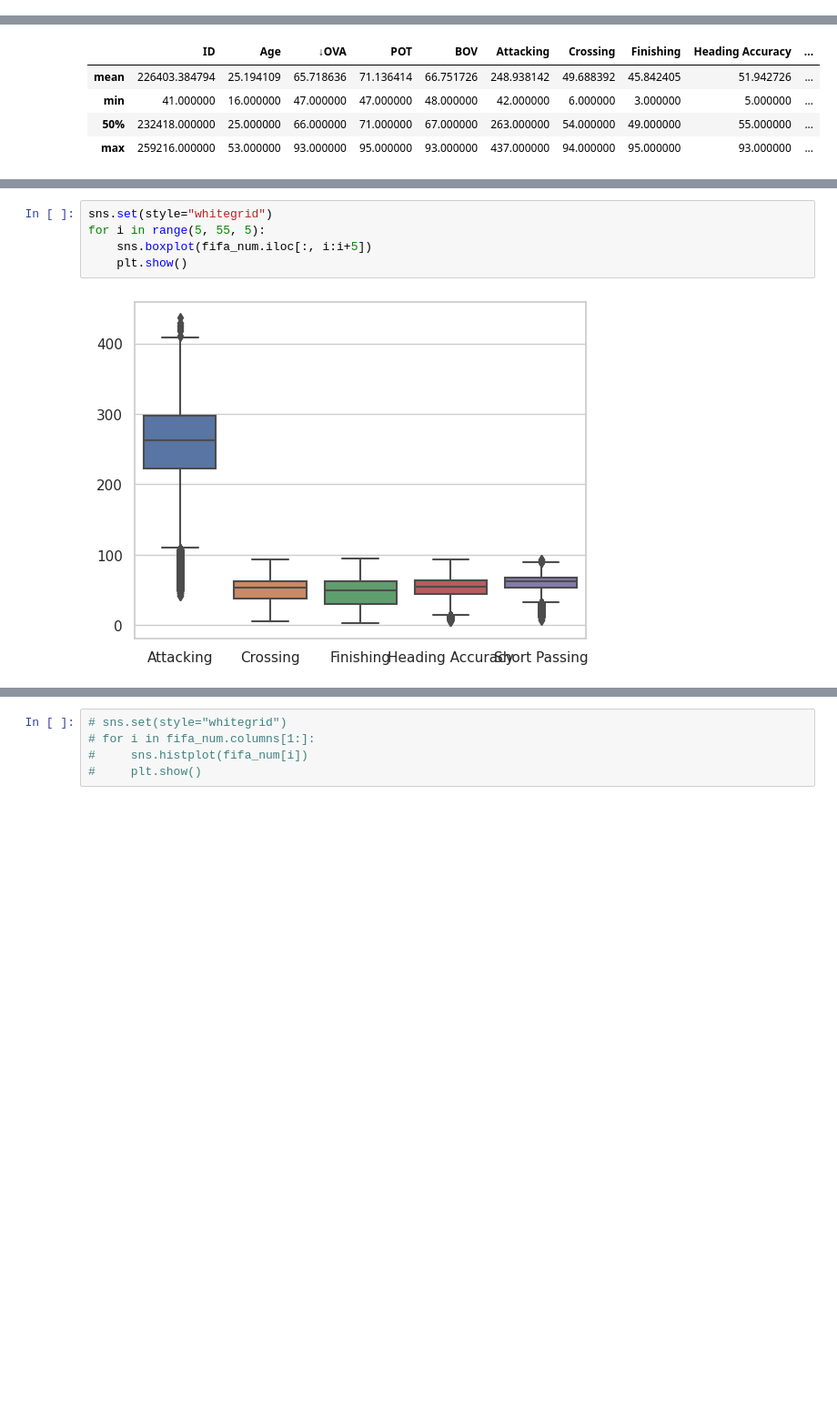
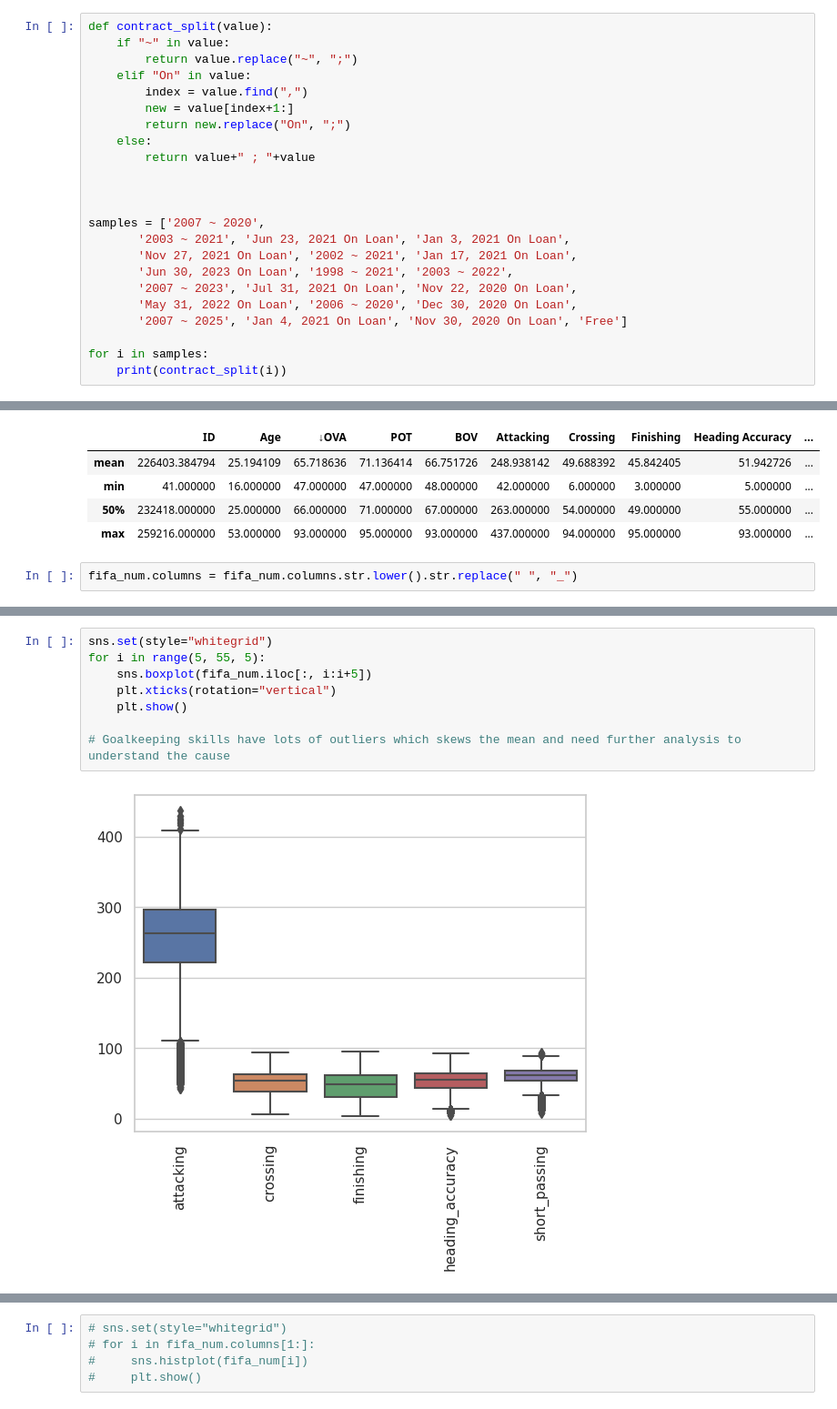
Before and after one commit to samillano-jk/Data_analysis_Projects_scripsts_notebooks, a Jupyter notebook: fifa-data-cleaning.ipynb, the cells around one changed output, grey strips where cells are left out. Shown at 91% size. Drawn from its saved outputs; the diff is of its cells as text; blank space fills up the shorter version.

Commit message:
Kaggle Notebook | Fifa_data_cleaning | Version 13

```diff
--- a/fifa-data-cleaning.ipynb
+++ b/fifa-data-cleaning.ipynb
@@ -120,0 +141,23 @@ Successfully installed pyspellchecker-0.8.1
+# %%
+def contract_split(value):
+    if "~" in value:
+        return value.replace("~", ";")
+    elif "On" in value:
+        index = value.find(",")
+        new = value[index+1:]
+        return new.replace("On", ";")
+    else:
+        return value+" ; "+value
+
+
+
+samples = ['2007 ~ 2020',
+       '2003 ~ 2021', 'Jun 23, 2021 On Loan', 'Jan 3, 2021 On Loan',
+       'Nov 27, 2021 On Loan', '2002 ~ 2021', 'Jan 17, 2021 On Loan',
+       'Jun 30, 2023 On Loan', '1998 ~ 2021', '2003 ~ 2022',
+       '2007 ~ 2023', 'Jul 31, 2021 On Loan', 'Nov 22, 2020 On Loan',
+       'May 31, 2022 On Loan', '2006 ~ 2020', 'Dec 30, 2020 On Loan',
+       '2007 ~ 2025', 'Jan 4, 2021 On Loan', 'Nov 30, 2020 On Loan', 'Free']
+
+for i in samples:
+    print(contract_split(i))
@@ -447,4 +507,6 @@ fifa_num.describe().iloc[[1, 3, 5, 7], :]
 | min | 41.000000 | 16.000000 | 47.000000 | 47.000000 | 48.000000 | 42.000000 | 6.000000 | 3.000000 | 5.000000 | ... |
 | 50% | 232418.000000 | 25.000000 | 66.000000 | 71.000000 | 67.000000 | 263.000000 | 54.000000 | 49.000000 | 55.000000 | ... |
 | max | 259216.000000 | 53.000000 | 93.000000 | 95.000000 | 93.000000 | 437.000000 | 94.000000 | 95.000000 | 93.000000 | ... |
+# %%
+fifa_num.columns = fifa_num.columns.str.lower().str.replace(" ", "_")
 # %%
@@ -457,7 +516,10 @@ print(len(fifa_num.columns))
 # %%
 sns.set(style="whitegrid")
 for i in range(5, 55, 5):
     sns.boxplot(fifa_num.iloc[:, i:i+5])
+    plt.xticks(rotation="vertical")
     plt.show()
+
+# Goalkeeping skills have lots of outliers which skews the mean and need further analysis to understand the cause
 # %% [output]
-[figure, old version]
+[figure, new version]
```
Also changed, not shown: parts of 17 cells of this notebook.
